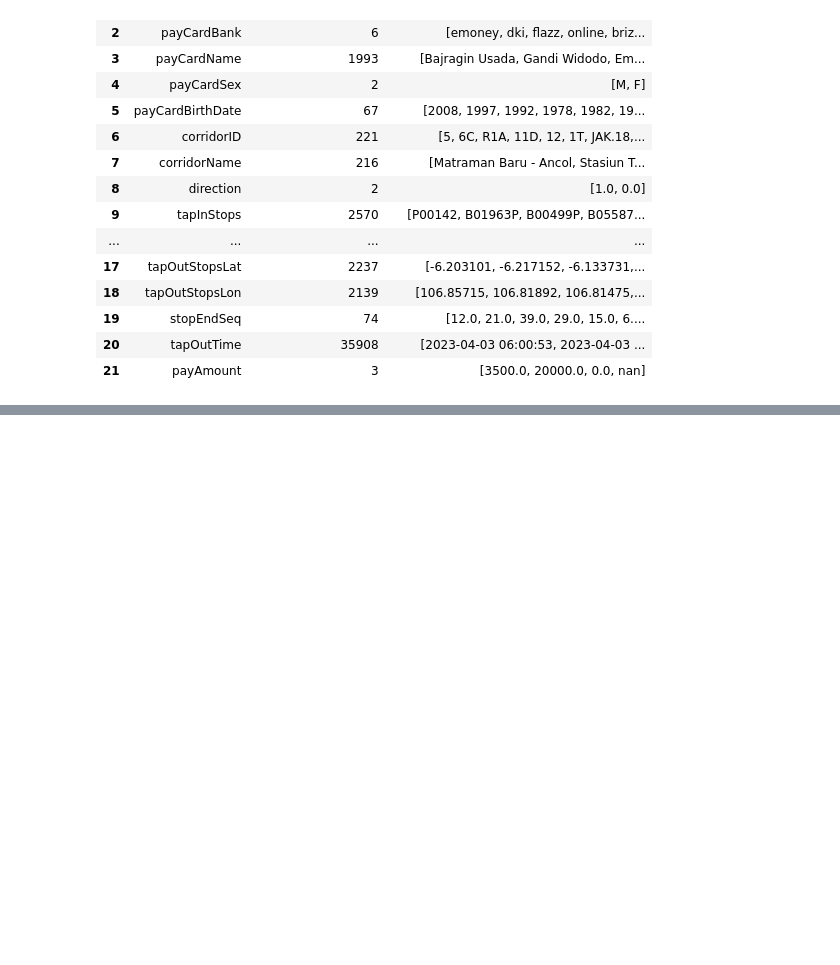
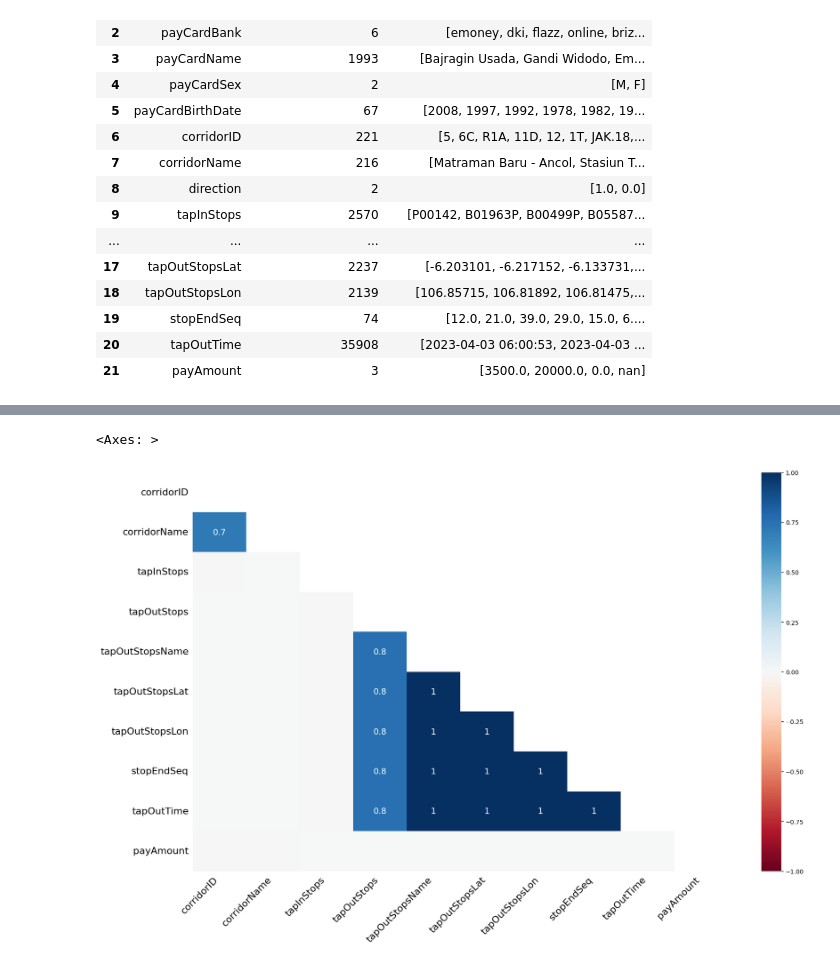
Before and after one commit to bonifasiusx/capstone-data-analysis, a Jupyter notebook: data_understanding_and_data_wrangling.ipynb, the cells around one changed output, grey strips where cells are left out. Saved outputs shown, nothing was run; the diff lists cells and outputs as text; code cells hidden in the pictures; blank space fills up the shorter version.

```diff
--- a/data_understanding_and_data_wrangling.ipynb
+++ b/data_understanding_and_data_wrangling.ipynb
@@ -256,0 +227,5 @@ tj_raw[tj_raw['tapInStopsName'].str.contains('[nN][a-zA-Z][nN]', regex=True)].sa
+# %%
+msno.heatmap(df_tj)
+# %% [output]
+<Axes: >
+[figure, added]
```
Also changed, not shown: parts of 65 cells of this notebook, 3 other files.
